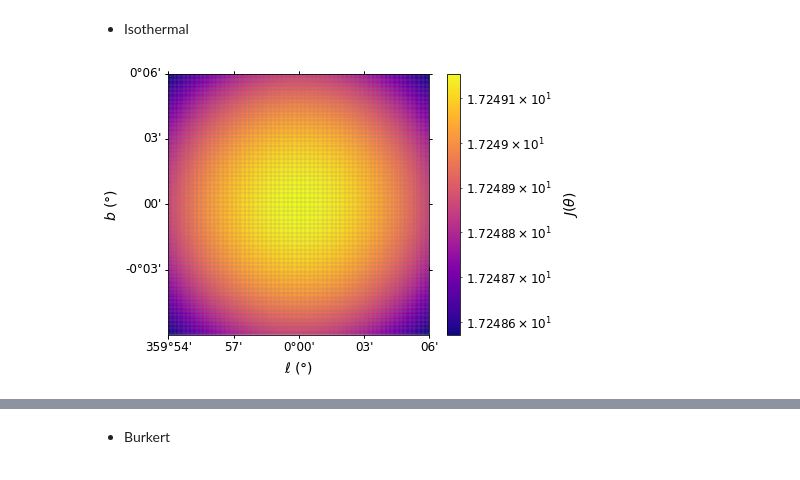
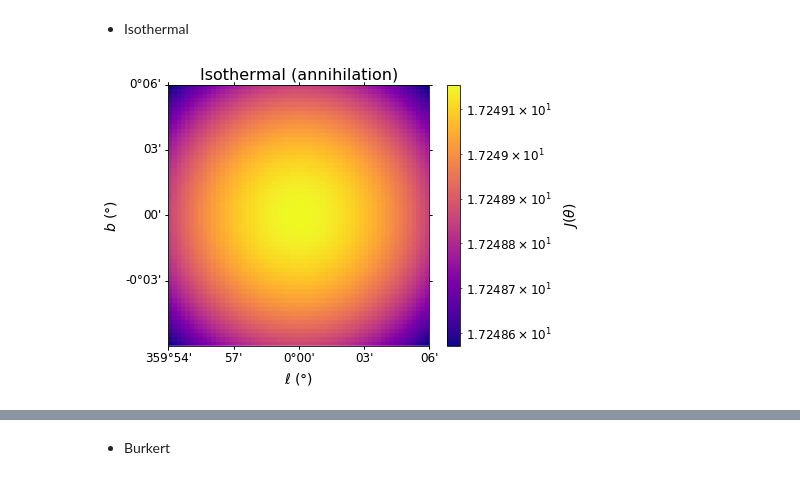
Before and after one commit to mpotto/astroph, a Jupyter notebook: assignments/j-factors-maps.ipynb, the cells around one changed output, grey strips where cells are left out. Cells and saved outputs as stored; diff of their text form; code cells hidden in the pictures.

```diff
--- a/assignments/j-factors-maps.ipynb
+++ b/assignments/j-factors-maps.ipynb
@@ -104,5 +125,7 @@ profile_plot(nfw_map1, l1, b1, wcs1, cmap=plt.cm.plasma, norm=colors.LogNorm(vmi
 # %%
-generate_fits(nfw_map1, wcs1, 'maps/nfw_gc1.fits')
+generate_fits(nfw_annih_map1, wcs1, 'maps/nfw_annih_gc1.fits')
+# %%
+generate_fits(nfw_annih_map1, wcs1, 'maps/nfw_decay_gc1.fits', factor_type='decay')
 # %% [markdown]
 * Einasto
 # %%
@@ -112,8 +145,13 @@ profile_plot(einasto_map1, l1, b1, wcs1, cmap=plt.cm.plasma, norm=colors.LogNorm
 # %%
-generate_fits(einasto_map1, wcs1, 'maps/einasto_gc1.fits')
+generate_fits(einasto_annih_map1, wcs1, 'maps/einasto_annih_gc1.fits')
+# %%
+generate_fits(einasto_decay_map1, wcs1, 'maps/einasto_decay_gc1.fits', factor_type='decay')
 # %% [markdown]
 * Isothermal
 # %%
-profile_plot(isothermal_map1, l1, b1, wcs1, cmap=plt.cm.plasma, norm=colors.LogNorm(vmin=isothermal_map1.min(), vmax=isothermal_map1.max()))
+profile_plot(isothermal_annih_map1, l1, b1, wcs1, cmap=plt.cm.plasma, norm=colors.LogNorm(vmin=isothermal_annih_map1.min(), vmax=isothermal_annih_map1.max()))
+plt.title("Isothermal (annihilation)")
+#plt.savefig('../figures/isothermal_annih_gc1.pdf')
+plt.show()
 # %% [output]
-[figure, old version]
+[figure, new version]
```
Also changed, not shown: parts of 63 cells of this notebook, 22 other files.
